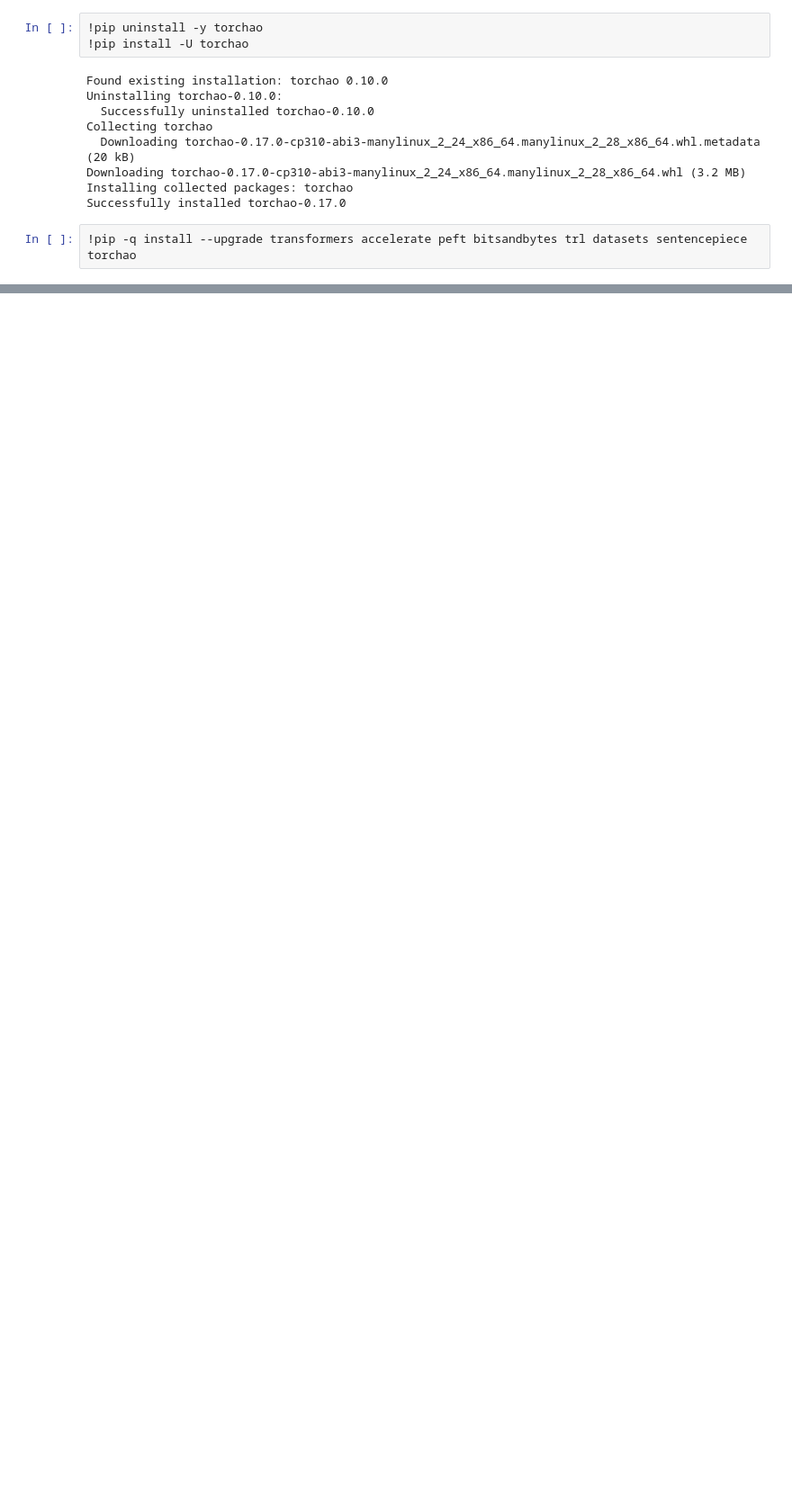
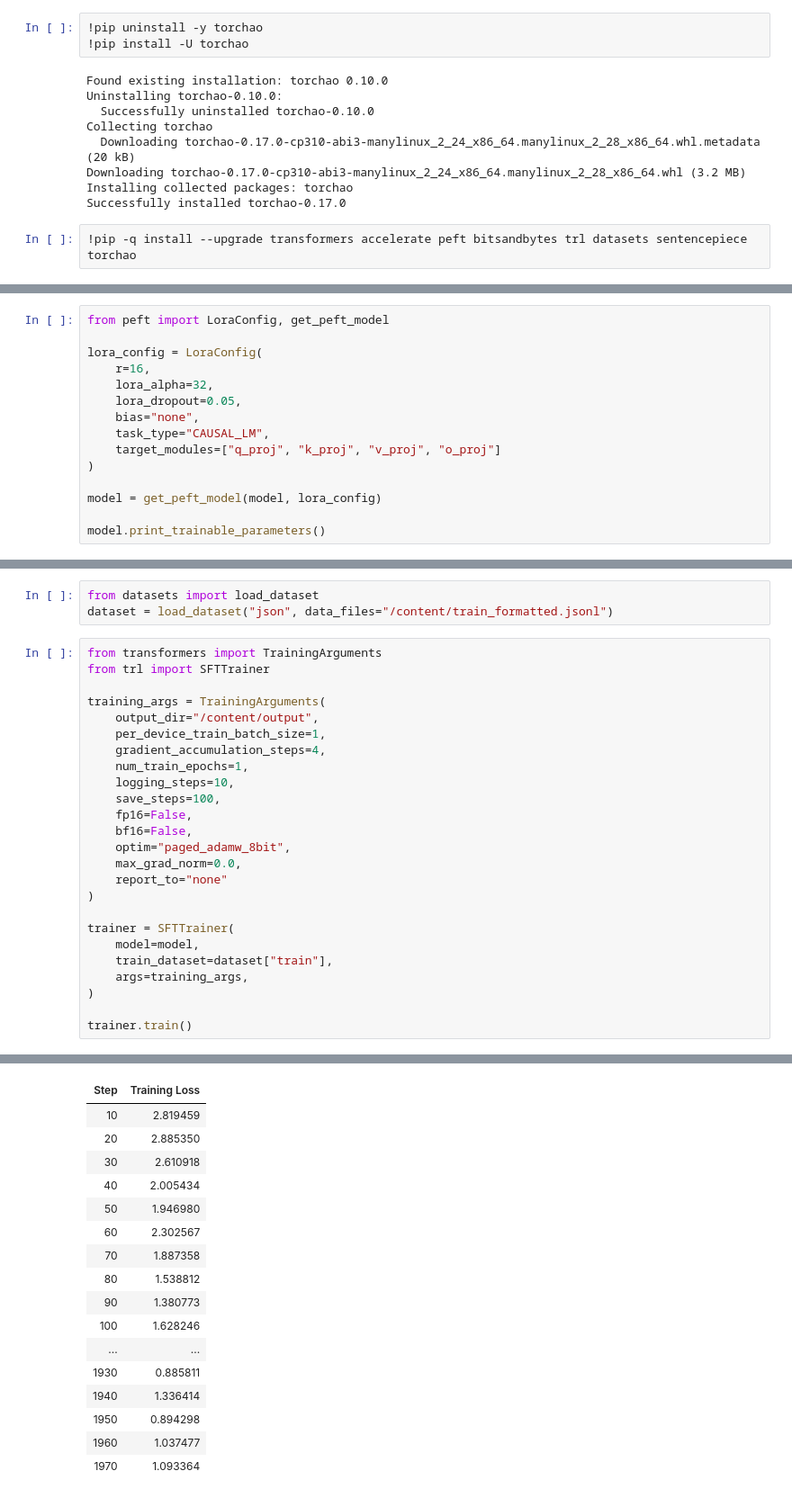
Before and after one commit to DumuthuLakshan/nemotron-reasoning-enhancement, a Jupyter notebook: Untitled3.ipynb, the cells around one changed output, grey strips where cells are left out. Shown at 90% size. Drawn from its saved outputs; the diff is of its cells as text; blank space fills up the shorter version.

```diff
--- a/Untitled3.ipynb
+++ b/Untitled3.ipynb
@@ -164,0 +244,15 @@ cp: cannot stat '/content/Untitled3.ipynb': No such file or directory
+# %%
+from peft import LoraConfig, get_peft_model
+
+lora_config = LoraConfig(
+    r=16,
+    lora_alpha=32,
+    lora_dropout=0.05,
+    bias="none",
+    task_type="CAUSAL_LM",
+    target_modules=["q_proj", "k_proj", "v_proj", "o_proj"]
+)
+
+model = get_peft_model(model, lora_config)
+
+model.print_trainable_parameters()
@@ -164,0 +261,29 @@ cp: cannot stat '/content/Untitled3.ipynb': No such file or directory
+# %%
+from datasets import load_dataset
+dataset = load_dataset("json", data_files="/content/train_formatted.jsonl")
+# %%
+from transformers import TrainingArguments
+from trl import SFTTrainer
+
+training_args = TrainingArguments(
+    output_dir="/content/output",
+    per_device_train_batch_size=1,
+    gradient_accumulation_steps=4,
+    num_train_epochs=1,
+    logging_steps=10,
+    save_steps=100,
+    fp16=False,
+    bf16=False,
+    optim="paged_adamw_8bit",
+    max_grad_norm=0.0,
+    report_to="none"
+)
+
+trainer = SFTTrainer(
+    model=model,
+    train_dataset=dataset["train"],
+    args=training_args,
+)
+
+trainer.train()
+# %% [output]
@@ -164,0 +292,17 @@ cp: cannot stat '/content/Untitled3.ipynb': No such file or directory
+| Step | Training Loss |
+| 10 | 2.819459 |
+| 20 | 2.885350 |
+| 30 | 2.610918 |
+| 40 | 2.005434 |
+| 50 | 1.946980 |
+| 60 | 2.302567 |
+| 70 | 1.887358 |
+| 80 | 1.538812 |
+| 90 | 1.380773 |
+| 100 | 1.628246 |
+| ... | ... |
+| 1930 | 0.885811 |
+| 1940 | 1.336414 |
+| 1950 | 0.894298 |
+| 1960 | 1.037477 |
+| 1970 | 1.093364 |
```
Also changed, not shown: parts of 48 cells of this notebook.
